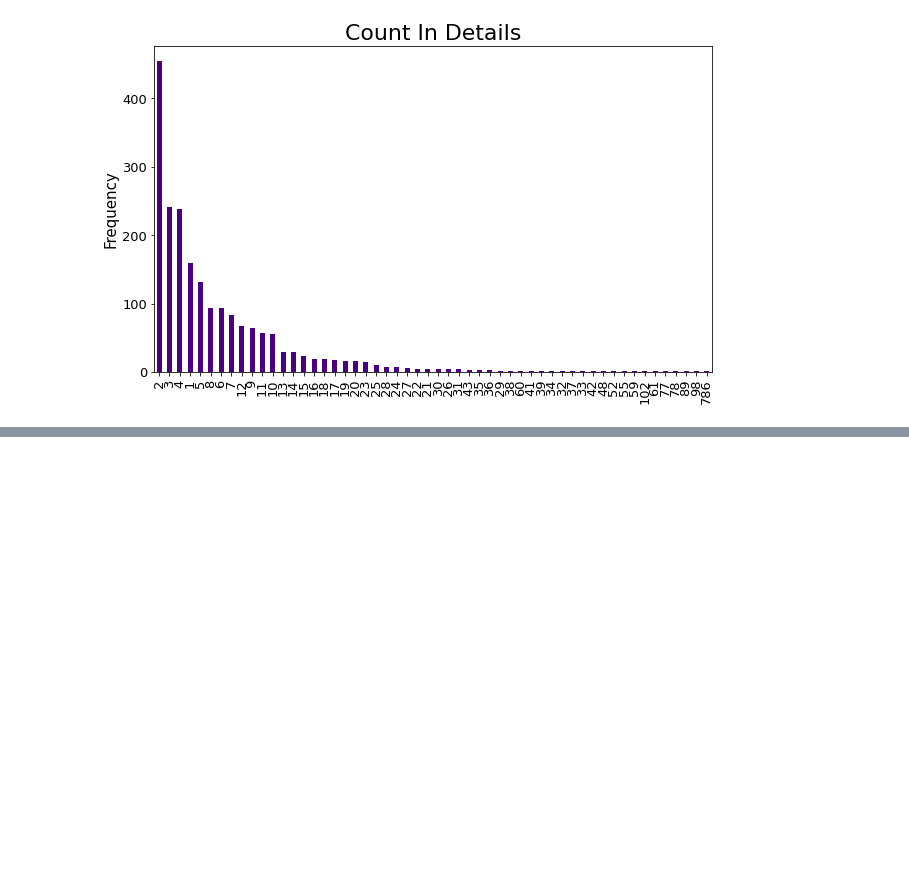
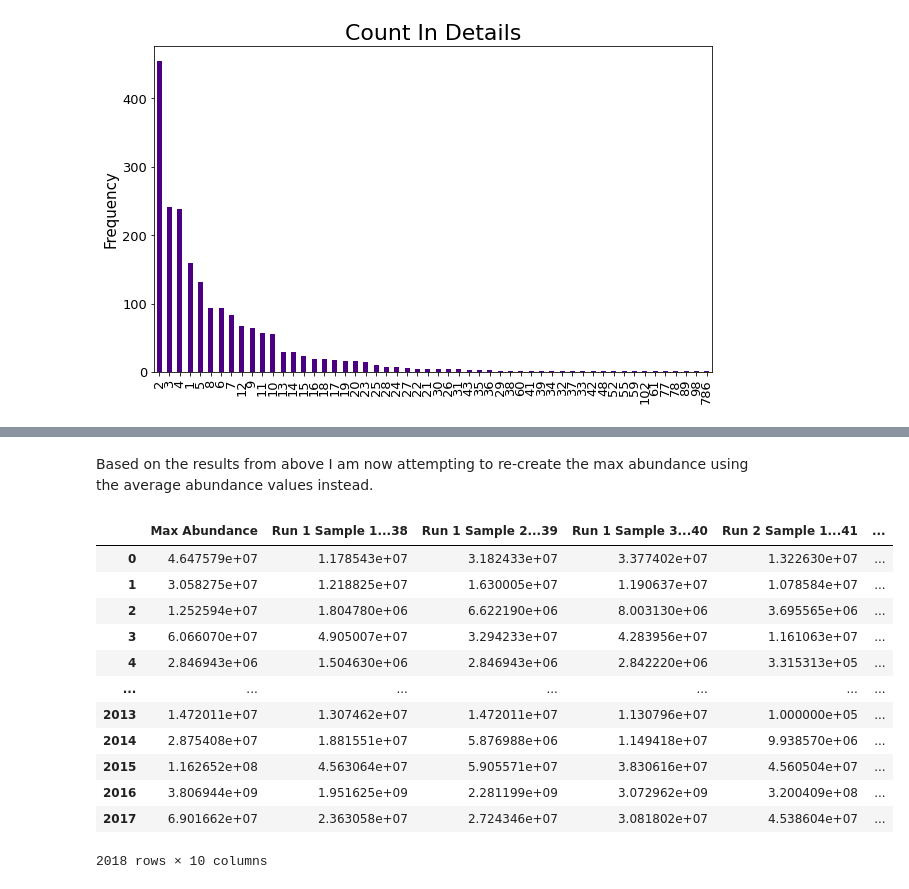
Before and after one commit to KyraGriffin/bmsip_internship_seta, a Jupyter notebook: data_exploration.ipynb, the cells around one changed output, grey strips where cells are left out. Saved outputs shown, nothing was run; the diff lists cells and outputs as text; code cells hidden in the pictures; blank space fills up the shorter version.

```diff
--- a/data_exploration.ipynb
+++ b/data_exploration.ipynb
@@ -85,0 +145,23 @@ df
+# %% [markdown]
+Based on the results from above I am now attempting to re-create the max abundance using the average abundance values instead.
+# %%
+avg_abundance_values = proteomics_ack.iloc[:, 38:47].copy()
+avg_abundance_values["Max Abundance"] = proteomics_ack["Max Abundance"].copy()
+
+col = avg_abundance_values.pop("Max Abundance")
+avg_abundance_values.insert(0, col.name, col)
+avg_abundance_values
+# %% [output]
+|  | Max Abundance | Run 1 Sample 1...38 | Run 1 Sample 2...39 | Run 1 Sample 3...40 | Run 2 Sample 1...41 | ... |
+| 0 | 4.647579e+07 | 1.178543e+07 | 3.182433e+07 | 3.377402e+07 | 1.322630e+07 | ... |
+| 1 | 3.058275e+07 | 1.218825e+07 | 1.630005e+07 | 1.190637e+07 | 1.078584e+07 | ... |
+| 2 | 1.252594e+07 | 1.804780e+06 | 6.622190e+06 | 8.003130e+06 | 3.695565e+06 | ... |
+| 3 | 6.066070e+07 | 4.905007e+07 | 3.294233e+07 | 4.283956e+07 | 1.161063e+07 | ... |
+| 4 | 2.846943e+06 | 1.504630e+06 | 2.846943e+06 | 2.842220e+06 | 3.315313e+05 | ... |
+| ... | ... | ... | ... | ... | ... | ... |
+| 2013 | 1.472011e+07 | 1.307462e+07 | 1.472011e+07 | 1.130796e+07 | 1.000000e+05 | ... |
+| 2014 | 2.875408e+07 | 1.881551e+07 | 5.876988e+06 | 1.149418e+07 | 9.938570e+06 | ... |
+| 2015 | 1.162652e+08 | 4.563064e+07 | 5.905571e+07 | 3.830616e+07 | 4.560504e+07 | ... |
+| 2016 | 3.806944e+09 | 1.951625e+09 | 2.281199e+09 | 3.072962e+09 | 3.200409e+08 | ... |
+| 2017 | 6.901662e+07 | 2.363058e+07 | 2.724346e+07 | 3.081802e+07 | 4.538604e+07 | ... |
+2018 rows × 10 columns
```
Also changed, not shown: parts of 9 cells of this notebook.
